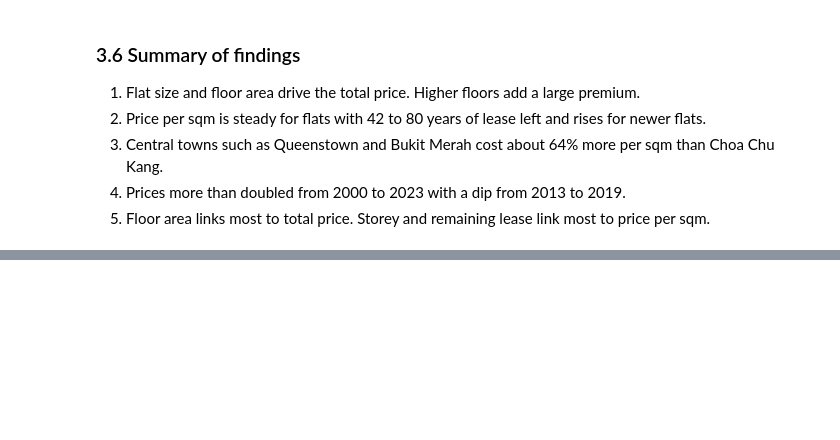
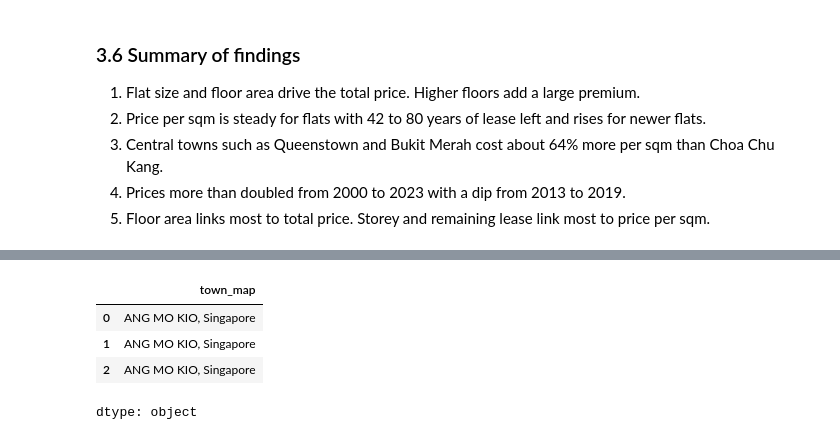
Before and after one commit to antonytfchoi-glitch/capstone-project, a Jupyter notebook: hdb.ipynb, the cells around one changed output, grey strips where cells are left out. Cells and saved outputs as stored; diff of their text form; code cells hidden in the pictures; blank space fills up the shorter version.

```diff
--- a/hdb.ipynb
+++ b/hdb.ipynb
@@ -456,0 +484,9 @@ plt.show()
+# %%
+df_cleaned['town_map'] = df_cleaned['town'] + ', Singapore'
+df_cleaned['town_map'].head(3)
+# %% [output]
+|  | town_map |
+| 0 | ANG MO KIO, Singapore |
+| 1 | ANG MO KIO, Singapore |
+| 2 | ANG MO KIO, Singapore |
+dtype: object
```
Also changed, not shown: parts of 6 cells of this notebook.
